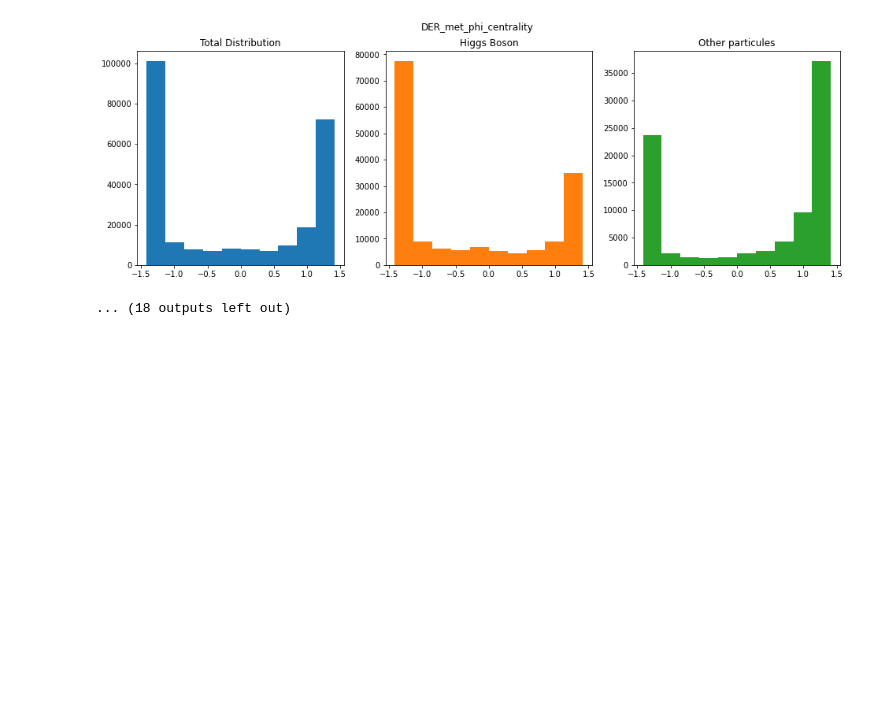
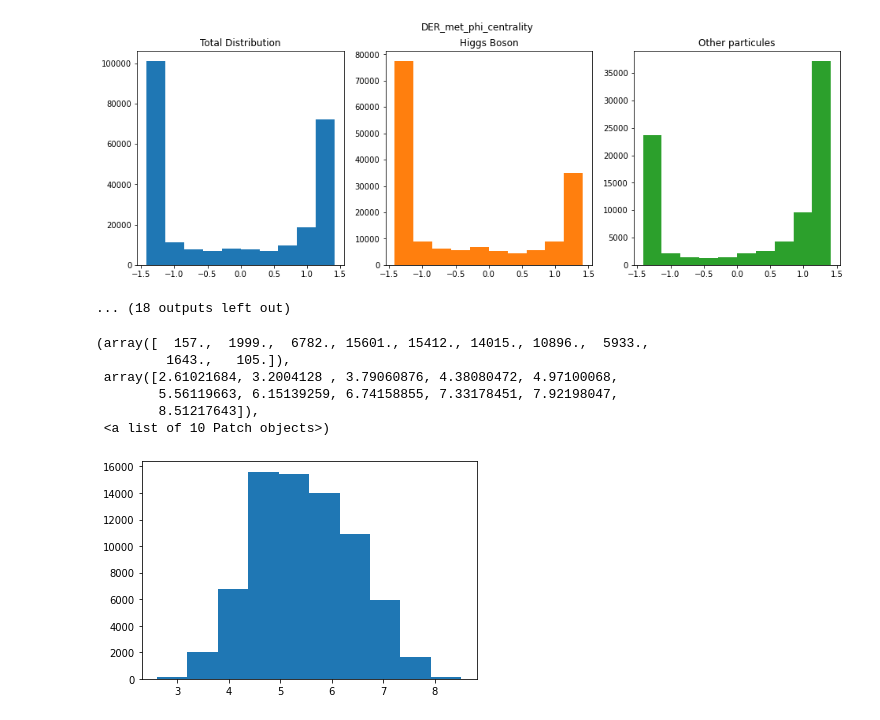
Before and after one commit to giordano-lucas/higgs-boson-classification, a Jupyter notebook: DataExploration.ipynb, the cells around one changed output. Drawn from its saved outputs; the diff is of its cells as text; code cells hidden in the pictures; blank space fills up the shorter version.

```diff
--- a/DataExploration.ipynb
+++ b/DataExploration.ipynb
@@ -9,6 +9,8 @@ from helpers import load_data
 %matplotlib inline
 # %%
-y,X = load_data("data/train.csv")
+a=load_csv_data("data/train.csv")
+# %%
+y,X,ind=a
 # %% [markdown]
 ## Historgram by feature
 # %%
@@ -45,3 +47,13 @@ for index in range(X.shape[1]):
 [figure]
 [figure]
 ... (18 outputs left out)
+# %%
+plt.hist(np.log(X[:,5]))
+# %% [output]
+(array([  157.,  1999.,  6782., 15601., 15412., 14015., 10896.,  5933.,
+         1643.,   105.]),
+ array([2.61021684, 3.2004128 , 3.79060876, 4.38080472, 4.97100068,
+        5.56119663, 6.15139259, 6.74158855, 7.33178451, 7.92198047,
+        8.51217643]),
+ <a list of 10 Patch objects>)
+[figure, added]
```
Also changed, not shown: parts of 1 cell of this notebook, 6 other files.
